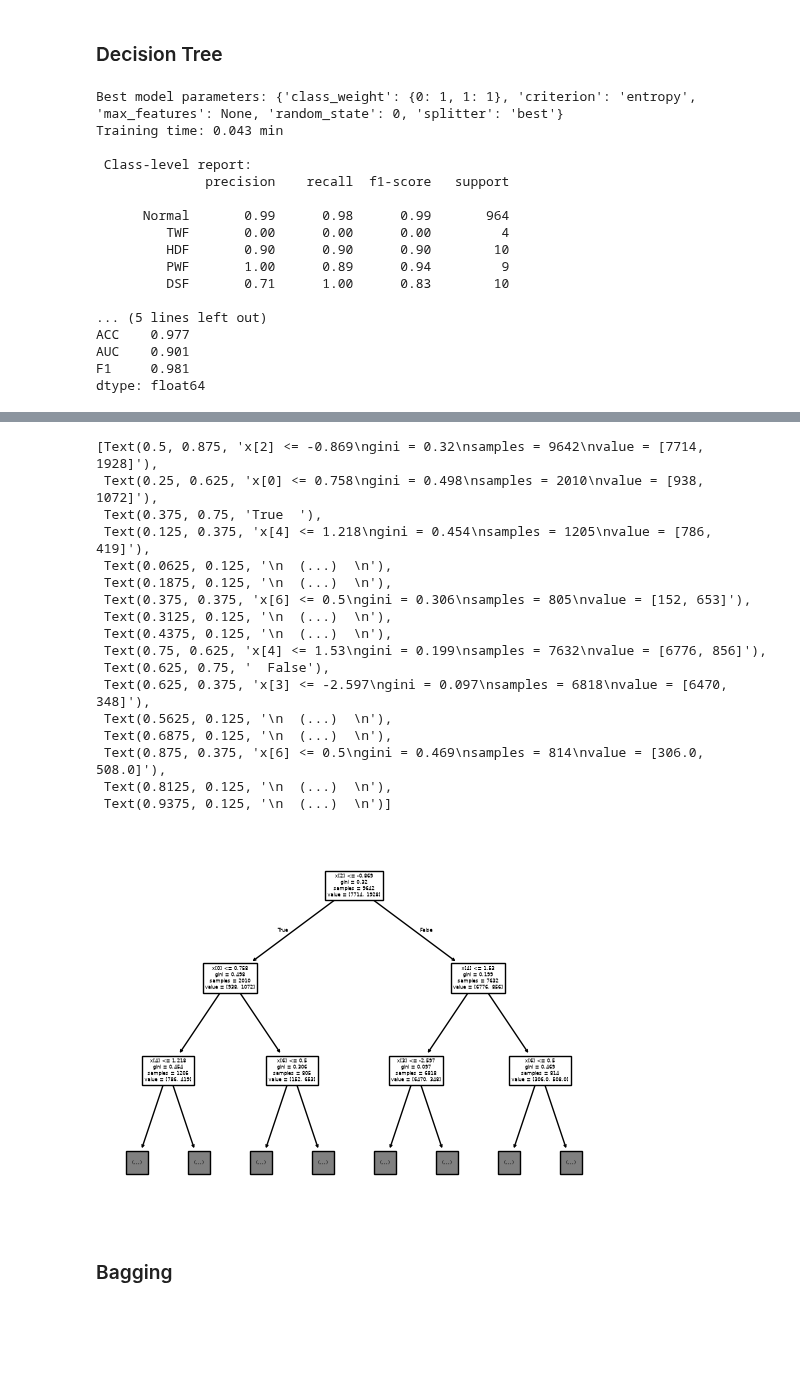
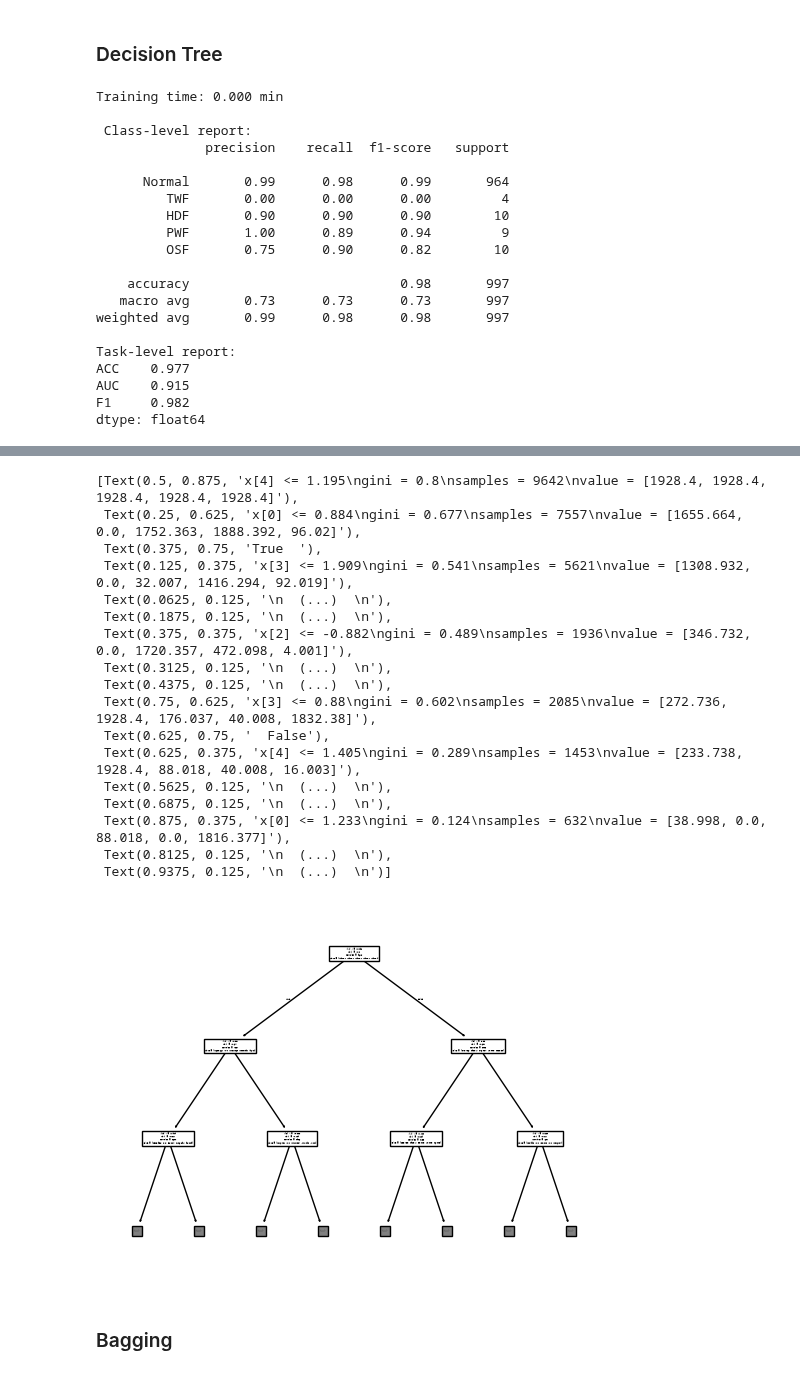
Before and after one commit to SBU-r/CIV555-Fall26, a Jupyter notebook: Notebooks/06_Classification.ipynb, the cells around one changed output, grey strips where cells are left out. Drawn from its saved outputs; the diff is of its cells as text; code cells hidden in the pictures; blank space fills up the shorter version.

Commit message:
corrected data preprocess. removed hyper-parameter optimization

```diff
--- a/Notebooks/06_Classification.ipynb
+++ b/Notebooks/06_Classification.ipynb
@@ -355,7 +362,7 @@ def eval_pred(model,X,Y,task,disp):
 
     # Area under the curve.
     if task == 'binary':
-        auc= roc_auc_score(y_true, proba[:,1]) # probability of class '1'
+        auc= roc_auc_score(y_true, proba[:,1])
     elif task == 'multi_class':
         auc = roc_auc_score(y_true,
                             proba,
@@ -373,6 +380,10 @@ def eval_pred(model,X,Y,task,disp):
         print('task must be either "binary" or "multi_class".')
 
 
+
+        #proba = model.predict_proba(X)[:,1] # probability of class '1'
+
+
     scores = round(pd.Series(data={'ACC':acc, 'AUC':auc, 'F1':f1}),3)
 
     if disp == True:
@@ -380,7 +391,7 @@ def eval_pred(model,X,Y,task,disp):
         if task =='binary':
             class_names=['Normal','Failure'] # Names of classes.
         elif task=='multi_class':
-            class_names=['Normal','TWF','HDF','PWF','DSF'] # Names of classes.
+            class_names=['Normal','TWF','HDF','PWF','OSF'] # Names of classes.
         else:
             print('task must be either "binary" or "multi_class".')
 
@@ -436,7 +447,7 @@ def eval_pred(model,X,Y,task,disp):
             plt.title("Receiver Operating Characteristic (ROC)")
             plt.legend(loc="lower right")
             plt.show()
-            print('/n')
+            print('\n')
 
     return cm, scores
 # %% [markdown]
@@ -1394,20 +1223,10 @@ dtype: float64
 # %%
 from sklearn.tree import DecisionTreeClassifier # Decision Tree
 
-# Fit and tune the model.
-dtc = DecisionTreeClassifier()
-
-dtc_params = {'criterion':['gini','entropy','log_loss'],
-              'splitter':['best','random'],
-              'class_weight':[{0:1,1:1},{0:1,1:2}],
-              'max_features':[None,'sqrt', 'log2', 4],
-              'random_state':[0]}
-
-dtc_model=fit_tune(dtc,
-               X_train,
-               Y_train,
-               dtc_params,
-               'multi_class')
+dtc = DecisionTreeClassifier(criterion='gini', splitter='best',
+                             class_weight='balanced',
+                             max_features=None, random_state=0)
+dtc_model = fit_model(dtc, X_train, Y_train, 'multi_class')
 
 # Evaluate the model on the validation set.
 cm, scores = eval_pred(dtc_model,
@@ -1417,12 +1236,9 @@ cm, scores = eval_pred(dtc_model,
                        disp=True)
 
 from sklearn import tree
-#dtc.fit(X_train,Y_train['Machine failure''])
-tree.plot_tree(DecisionTreeClassifier(random_state=0).fit(X_train,Y_train['Machine failure']),
-               max_depth=2)
+tree.plot_tree(dtc_model, max_depth=2)
 # %% [output]
-Best model parameters: {'class_weight': {0: 1, 1: 1}, 'criterion': 'entropy', 'max_features': None, 'random_state': 0, 'splitter': 'best'}
-Training time: 0.043 min
+Training time: 0.000 min
 
  Class-level report:
               precision    recall  f1-score   support
@@ -1431,10 +1247,14 @@ Training time: 0.043 min
          TWF       0.00      0.00      0.00         4
          HDF       0.90      0.90      0.90        10
          PWF       1.00      0.89      0.94         9
-         DSF       0.71      1.00      0.83        10
+         OSF       0.75      0.90      0.82        10
 
-... (5 lines left out)
+    accuracy                           0.98       997
+   macro avg       0.73      0.73      0.73       997
+weighted avg       0.99      0.98      0.98       997
+
+Task-level report:
 ACC    0.977
-AUC    0.901
-F1     0.981
+AUC    0.915
+F1     0.982
 dtype: float64
@@ -1442,21 +1262,21 @@ dtype: float64
-[Text(0.5, 0.875, 'x[2] <= -0.869\ngini = 0.32\nsamples = 9642\nvalue = [7714, 1928]'),
- Text(0.25, 0.625, 'x[0] <= 0.758\ngini = 0.498\nsamples = 2010\nvalue = [938, 1072]'),
+[Text(0.5, 0.875, 'x[4] <= 1.195\ngini = 0.8\nsamples = 9642\nvalue = [1928.4, 1928.4, 1928.4, 1928.4, 1928.4]'),
+ Text(0.25, 0.625, 'x[0] <= 0.884\ngini = 0.677\nsamples = 7557\nvalue = [1655.664, 0.0, 1752.363, 1888.392, 96.02]'),
  Text(0.375, 0.75, 'True  '),
- Text(0.125, 0.375, 'x[4] <= 1.218\ngini = 0.454\nsamples = 1205\nvalue = [786, 419]'),
+ Text(0.125, 0.375, 'x[3] <= 1.909\ngini = 0.541\nsamples = 5621\nvalue = [1308.932, 0.0, 32.007, 1416.294, 92.019]'),
  Text(0.0625, 0.125, '\n  (...)  \n'),
  Text(0.1875, 0.125, '\n  (...)  \n'),
- Text(0.375, 0.375, 'x[6] <= 0.5\ngini = 0.306\nsamples = 805\nvalue = [152, 653]'),
+ Text(0.375, 0.375, 'x[2] <= -0.882\ngini = 0.489\nsamples = 1936\nvalue = [346.732, 0.0, 1720.357, 472.098, 4.001]'),
  Text(0.3125, 0.125, '\n  (...)  \n'),
  Text(0.4375, 0.125, '\n  (...)  \n'),
- Text(0.75, 0.625, 'x[4] <= 1.53\ngini = 0.199\nsamples = 7632\nvalue = [6776, 856]'),
+ Text(0.75, 0.625, 'x[3] <= 0.88\ngini = 0.602\nsamples = 2085\nvalue = [272.736, 1928.4, 176.037, 40.008, 1832.38]'),
  Text(0.625, 0.75, '  False'),
- Text(0.625, 0.375, 'x[3] <= -2.597\ngini = 0.097\nsamples = 6818\nvalue = [6470, 348]'),
+ Text(0.625, 0.375, 'x[4] <= 1.405\ngini = 0.289\nsamples = 1453\nvalue = [233.738, 1928.4, 88.018, 40.008, 16.003]'),
  Text(0.5625, 0.125, '\n  (...)  \n'),
  Text(0.6875, 0.125, '\n  (...)  \n'),
- Text(0.875, 0.375, 'x[6] <= 0.5\ngini = 0.469\nsamples = 814\nvalue = [306.0, 508.0]'),
+ Text(0.875, 0.375, 'x[0] <= 1.233\ngini = 0.124\nsamples = 632\nvalue = [38.998, 0.0, 88.018, 0.0, 1816.377]'),
  Text(0.8125, 0.125, '\n  (...)  \n'),
  Text(0.9375, 0.125, '\n  (...)  \n')]
-[figure, old version]
+[figure, new version]
 # %% [markdown]
 ### Bagging
 # %%
```
Also changed, not shown: parts of 31 cells of this notebook.
